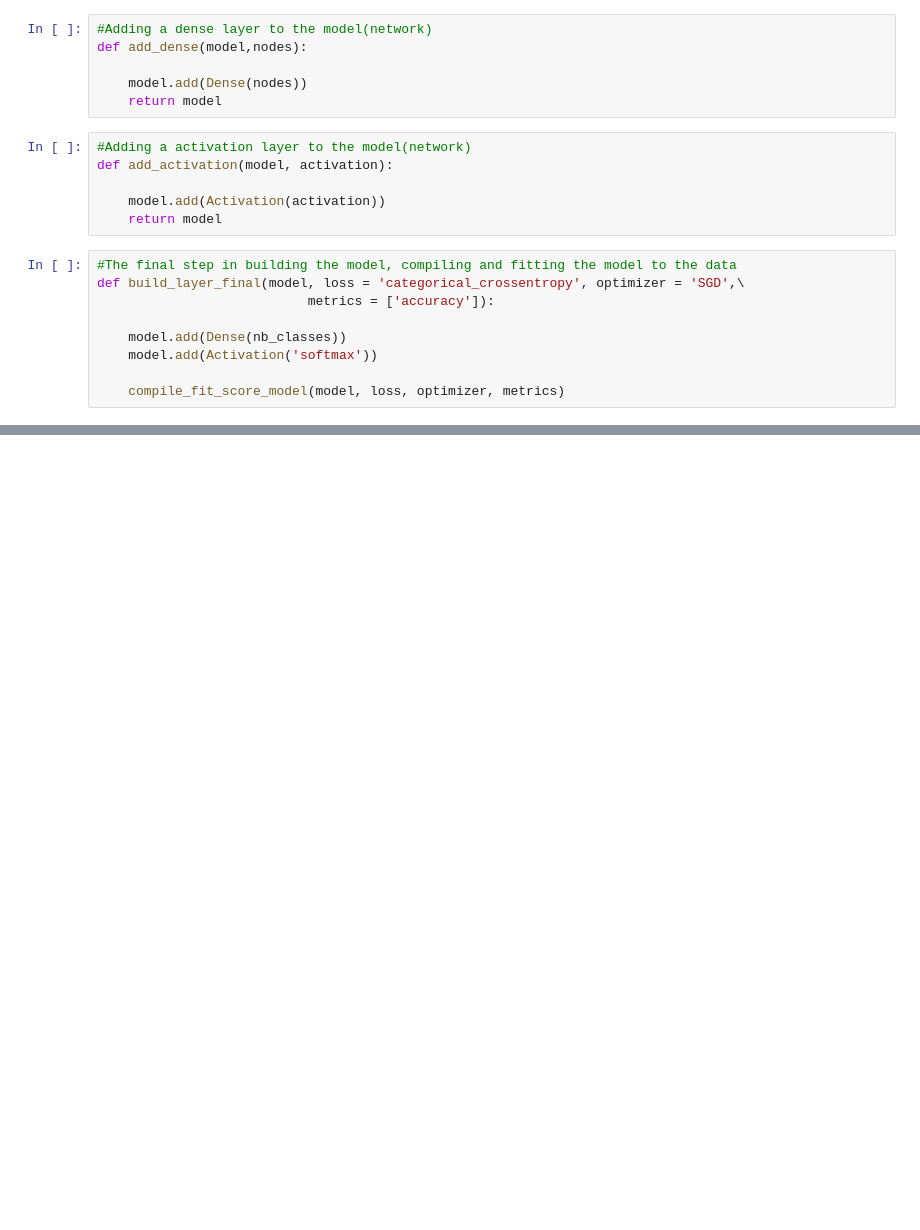
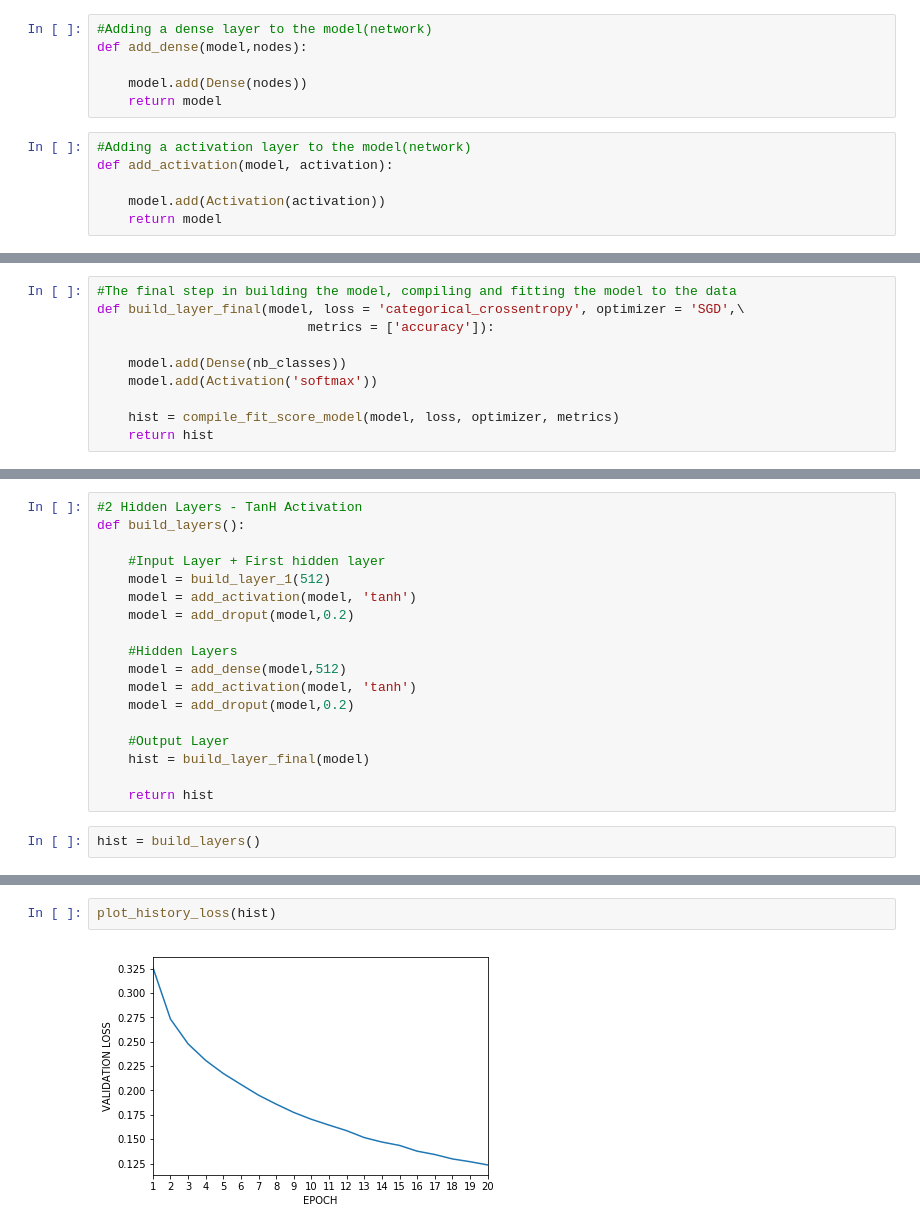
Before and after one commit to prajwal967/AI-CO410-Assignment, a Jupyter notebook: AI Assignment.ipynb, the cells around one changed output, grey strips where cells are left out. Saved outputs shown, nothing was run; the diff lists cells and outputs as text; blank space fills up the shorter version.

Commit message:
Plotting added

```diff
--- a/AI Assignment.ipynb
+++ b/AI Assignment.ipynb
@@ -61,12 +89,3 @@ def add_activation(model, activation):
 
     model.add(Activation(activation))
     return model
-# %%
-#The final step in building the model, compiling and fitting the model to the data
-def build_layer_final(model, loss = 'categorical_crossentropy', optimizer = 'SGD',\
-                           metrics = ['accuracy']):
-
-    model.add(Dense(nb_classes))
-    model.add(Activation('softmax'))
-
-    compile_fit_score_model(model, loss, optimizer, metrics)
@@ -351,0 +92,10 @@ Test accuracy: 0.9834
+# %%
+#The final step in building the model, compiling and fitting the model to the data
+def build_layer_final(model, loss = 'categorical_crossentropy', optimizer = 'SGD',\
+                           metrics = ['accuracy']):
+
+    model.add(Dense(nb_classes))
+    model.add(Activation('softmax'))
+
+    hist = compile_fit_score_model(model, loss, optimizer, metrics)
+    return hist
@@ -351,0 +119,20 @@ Test accuracy: 0.9834
+# %%
+#2 Hidden Layers - TanH Activation
+def build_layers():
+
+    #Input Layer + First hidden layer
+    model = build_layer_1(512)
+    model = add_activation(model, 'tanh')
+    model = add_droput(model,0.2)
+
+    #Hidden Layers
+    model = add_dense(model,512)
+    model = add_activation(model, 'tanh')
+    model = add_droput(model,0.2)
+
+    #Output Layer
+    hist = build_layer_final(model)
+
+    return hist
+# %%
+hist = build_layers()
@@ -351,0 +157,4 @@ Test accuracy: 0.9834
+# %%
+plot_history_loss(hist)
+# %% [output]
+[figure, added]
```
Also changed, not shown: parts of 46 cells of this notebook.
